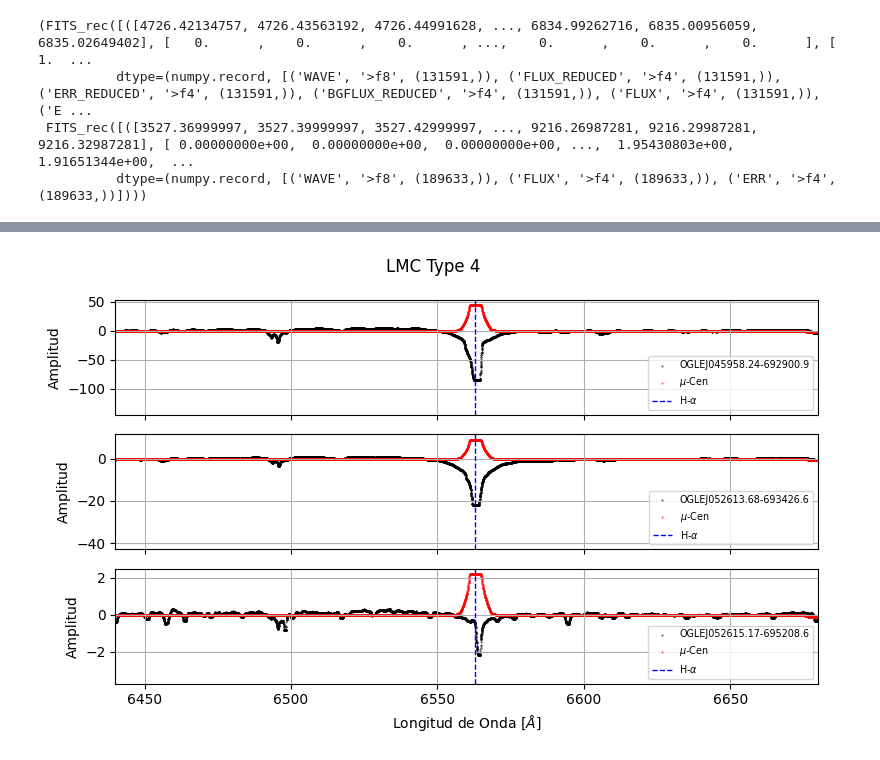
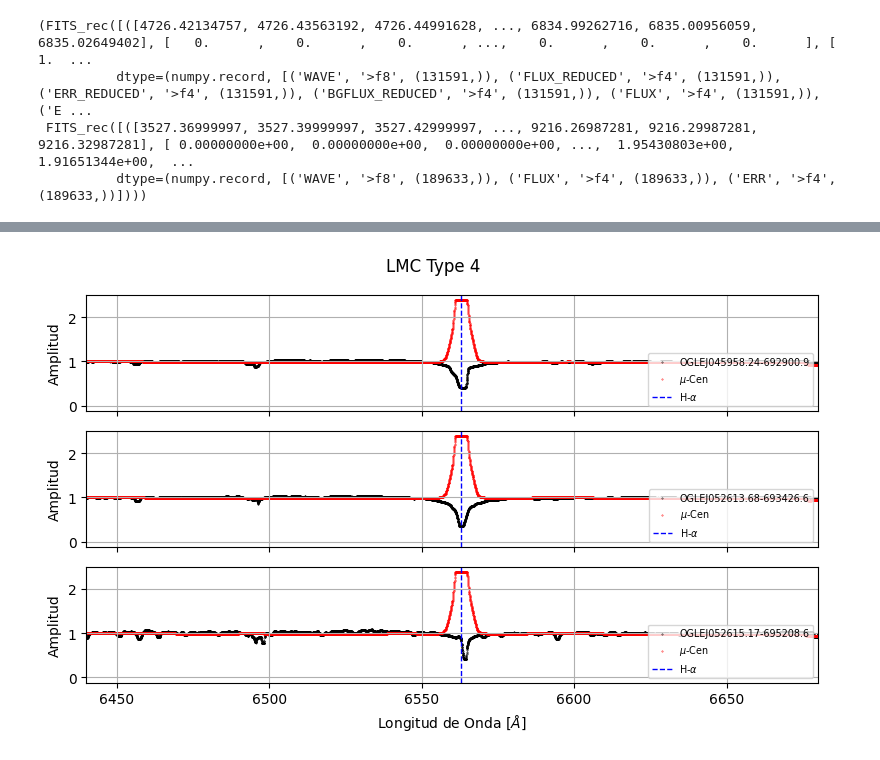
Before and after one commit to lsperezm/Be_Metallicity, a Jupyter notebook: DataRaw/LMC/Type4/Type4LMC.ipynb, the cells around one changed output, grey strips where cells are left out. Cells and saved outputs as stored; diff of their text form; code cells hidden in the pictures.

```diff
--- a/DataRaw/LMC/Type4/Type4LMC.ipynb
+++ b/DataRaw/LMC/Type4/Type4LMC.ipynb
@@ -42,7 +42,7 @@ m1 = fits.getval(fname1,"SPEC_BIN")
 # %%
 #star 1
 xd1_new=xd1['FLUX'][0][4145:-1719].tolist()
-xd1_filt=median_filter(xd1_new,250)
+xd1_filt=median_filter(xd1_new,200)
 lam1 = xd1['WAVE'][0][4145:-1719]
 
 mask_alpha1=np.abs(6562.8-lam1)>40
@@ -52,7 +52,7 @@ mask1=mask_alpha1&mask_beta1&mask_gamma1
 
 #star 2
 xd2_new=xd2['FLUX'][0][4145:-1719].tolist()
-xd2_filt=median_filter(xd2_new,250)
+xd2_filt=median_filter(xd2_new,150)
 lam2 = xd2['WAVE'][0][4145:-1719]
 
 mask_alpha2=np.abs(6562.8-lam2)>40
@@ -98,31 +87,31 @@ plt.xlim(6440, 6680)
 # %%
 fig, axs = plt.subplots(3, 1, sharex=True, figsize=(8, 5))  # 5 rows, 1 column
 
 
 
-axs[0].scatter(lam1-5,xd1_filt-modelo1(lam1),s=0.1, color='black', label='OGLEJ045958.24-692900.9')
-axs[0].scatter(lamc,(cent_filt-modeloc(lamc))*10,s=0.1, color='red',label=r'$\mu$-Cen')
-axs[1].scatter(lam2-5,xd2_filt-modelo2(lam2), s=0.1, color='black',label='OGLEJ052613.68-693426.6')
-axs[1].scatter(lamc,(cent_filt-modeloc(lamc))*2,s=0.1, color='red',label=r'$\mu$-Cen')
-axs[2].scatter(lam3-5,xd3_filt-modelo3(lam3), s=0.1, color='black',label='OGLEJ052615.17-695208.6')
-axs[2].scatter(lamc,(cent_filt-modeloc(lamc))*0.5,s=0.1, color='red',label=r'$\mu$-Cen')
+axs[0].scatter(lam1-5,xd1_filt/modelo1(lam1),s=0.1, color='black', label='OGLEJ045958.24-692900.9')
+axs[0].scatter(lamc,(cent_filt/modeloc(lamc)),s=0.1, color='red',label=r'$\mu$-Cen')
+axs[1].scatter(lam2-5,xd2_filt/modelo2(lam2), s=0.1, color='black',label='OGLEJ052613.68-693426.6')
+axs[1].scatter(lamc,(cent_filt/modeloc(lamc)),s=0.1, color='red',label=r'$\mu$-Cen')
+axs[2].scatter(lam3-5,xd3_filt/modelo3(lam3), s=0.1, color='black',label='OGLEJ052615.17-695208.6')
+axs[2].scatter(lamc,(cent_filt/modeloc(lamc)),s=0.1, color='red',label=r'$\mu$-Cen')
 
 
 
 # Labels
 for ax in axs:
     ax.set_ylabel('Amplitud')
     ax.axvline(x=6562.8, color='blue', linestyle='--', linewidth=1,label=r'H-$\alpha$')
     ax.legend(loc='lower right', fontsize='x-small')
     ax.grid(True)
 
 axs[-1].set_xlabel(r'Longitud de Onda [$\AA$]')
 axs[-1].set_xlim(6440, 6680)
 #axs[1].set_ylim(-1, 100)
 
 fig.suptitle('LMC Type 4')
 plt.tight_layout()
 plt.savefig('LMC_Type4')
 plt.show()
 # %% [output]
-[figure, old version]
+[figure, new version]
```
Also changed, not shown: parts of 2 cells of this notebook, 11 other files.
